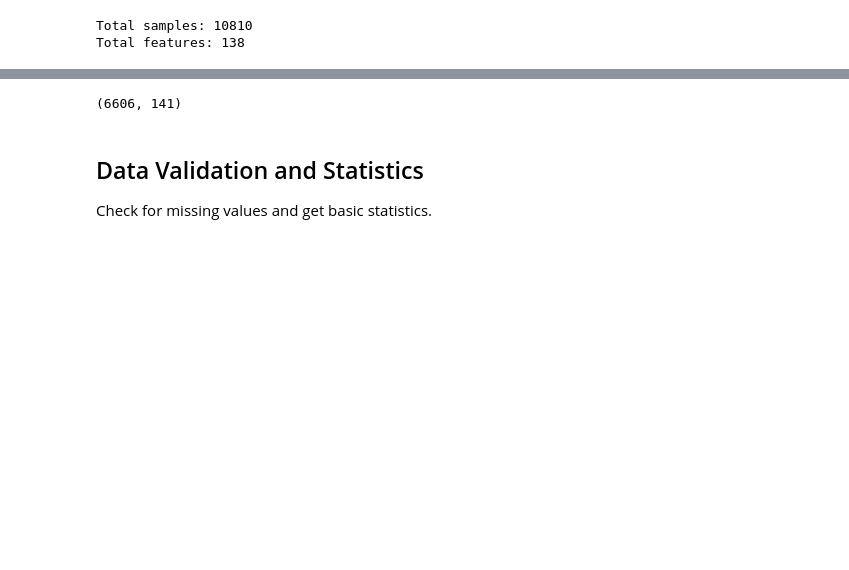
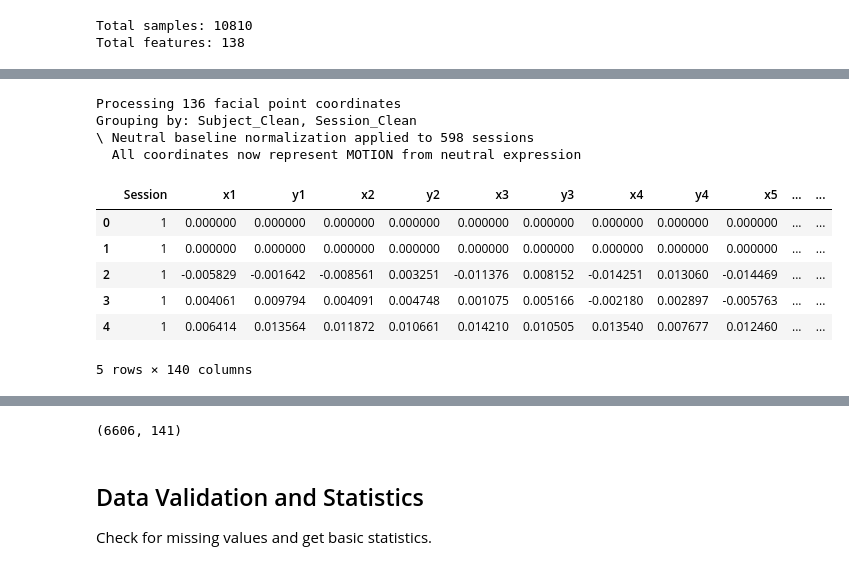
Before and after one commit to dragonfish26/SD_projet, a Jupyter notebook: project_phase1.ipynb, the cells around one changed output, grey strips where cells are left out. Cells and saved outputs as stored; diff of their text form; code cells hidden in the pictures; blank space fills up the shorter version.

```diff
--- a/project_phase1.ipynb
+++ b/project_phase1.ipynb
@@ -258,0 +298,22 @@ Merged dataset:
+# %%
+facialPoints_motion = neutral_baseline_normalization(
+    facialPoints_geometric,
+    subject_col='Subject_Clean',
+    session_col='Session_Clean',
+    verbose=True
+)
+# %% [output]
+Processing 136 facial point coordinates
+Grouping by: Subject_Clean, Session_Clean
+\ Neutral baseline normalization applied to 598 sessions
+  All coordinates now represent MOTION from neutral expression
+# %%
+facialPoints_motion.head()
+# %% [output]
+|  | Session | x1 | y1 | x2 | y2 | x3 | y3 | x4 | y4 | x5 | ... | ... |
+| 0 | 1 | 0.000000 | 0.000000 | 0.000000 | 0.000000 | 0.000000 | 0.000000 | 0.000000 | 0.000000 | 0.000000 | ... | ... |
+| 1 | 1 | 0.000000 | 0.000000 | 0.000000 | 0.000000 | 0.000000 | 0.000000 | 0.000000 | 0.000000 | 0.000000 | ... | ... |
+| 2 | 1 | -0.005829 | -0.001642 | -0.008561 | 0.003251 | -0.011376 | 0.008152 | -0.014251 | 0.013060 | -0.014469 | ... | ... |
+| 3 | 1 | 0.004061 | 0.009794 | 0.004091 | 0.004748 | 0.001075 | 0.005166 | -0.002180 | 0.002897 | -0.005763 | ... | ... |
+| 4 | 1 | 0.006414 | 0.013564 | 0.011872 | 0.010661 | 0.014210 | 0.010505 | 0.013540 | 0.007677 | 0.012460 | ... | ... |
+5 rows × 140 columns
```
Also changed, not shown: parts of 18 cells of this notebook, 1 other file.
